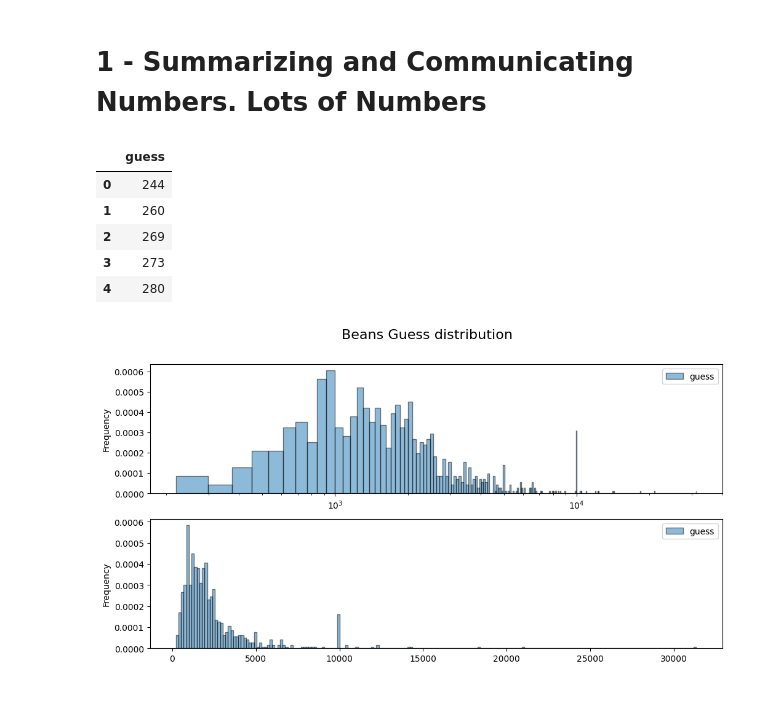
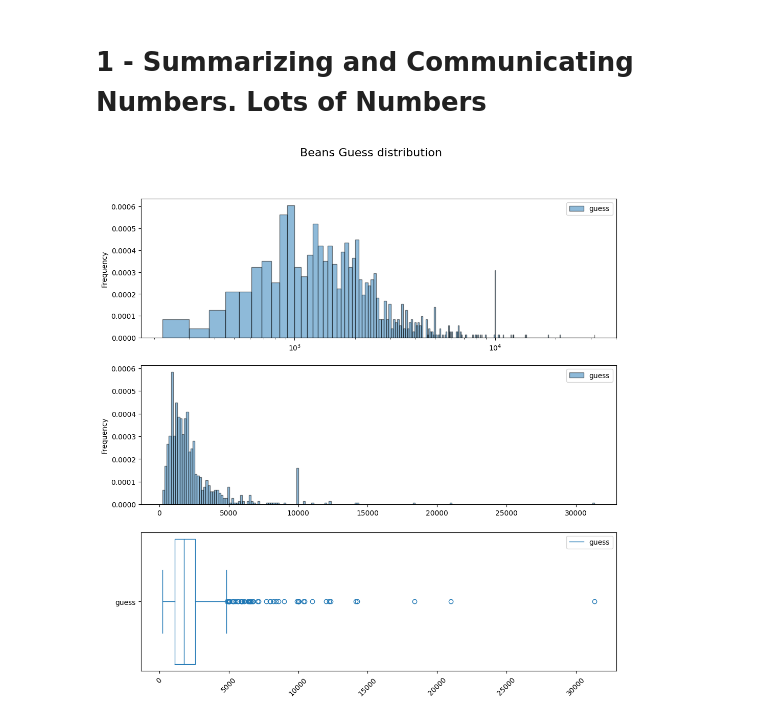
Before and after one commit to JordiCremades4444/central-node, a Jupyter notebook: notebooks/978_2024_12_23_the_art_of_statistics/chapter_2_summarizing_and_communicating_numbers_lots_of_numbers.ipynb, the cells around one changed output. Saved outputs shown, nothing was run; the diff lists cells and outputs as text; code cells hidden in the pictures.

Commit message:
Add box and whiskers plot

```diff
--- a/notebooks/978_2024_12_23_the_art_of_statistics/chapter_2_summarizing_and_communicating_numbers_lots_of_numbers.ipynb
+++ b/notebooks/978_2024_12_23_the_art_of_statistics/chapter_2_summarizing_and_communicating_numbers_lots_of_numbers.ipynb
@@ -21,15 +22,6 @@ df.rename(columns={'219': 'guess'}, inplace=True)
 
 # Convert guess column to int
 df['guess'] = df['guess'].astype(int)
-
-df.head()
-# %% [output]
-|  | guess |
-| 0 | 244 |
-| 1 | 260 |
-| 2 | 269 |
-| 3 | 273 |
-| 4 | 280 |
 # %%
 v = dataframe_visualizer.DataFrameVisualizer(df)
 
@@ -39,34 +31,40 @@ plot_params = [
         'plot_type': 'histogram',
         'y_columns': ['guess'],
         'colors': ['blue'], # default None
         'legend': True, # default True
         'bins': 400, # default 10
     },
     {
         'plot_type': 'histogram',
         'y_columns': ['guess'],
         'colors': ['blue'], # default None
         'legend': True, # default True
         'bins': 200, # default 10
     },
+    {
+        'plot_type': 'boxplot_and_whiskers',
+        'y_columns': ['guess'],
+        'colors': ['blue'], # default None
+        'legend': True, # default True
+    },
 ]
 
 figure_params = {
-    'n_plots': 2, # default 1
+    'n_plots': 3, # default 1
     'fig_length': 12, # default 10
-    'fig_height': 6, # default 6
+    'fig_height': 12, # default 6
     'x_rotation': 45, # default 45
     'share_x': False, # default False
     'share_y': False, # default False
     'x_limits': None, # default None
     'y_limits': None, # default None
-    'log_axis': ['x',None], # default False
+    'log_axis': ['x',None, None], # default False
     'title': 'Beans Guess distribution' # default None
 }
 
 v.plot(
     figure_params=figure_params,
     plot_params=plot_params
 )
 # %% [output]
-[figure, old version]
+[figure, new version]
```
Also changed, not shown: parts of 2 cells of this notebook.
